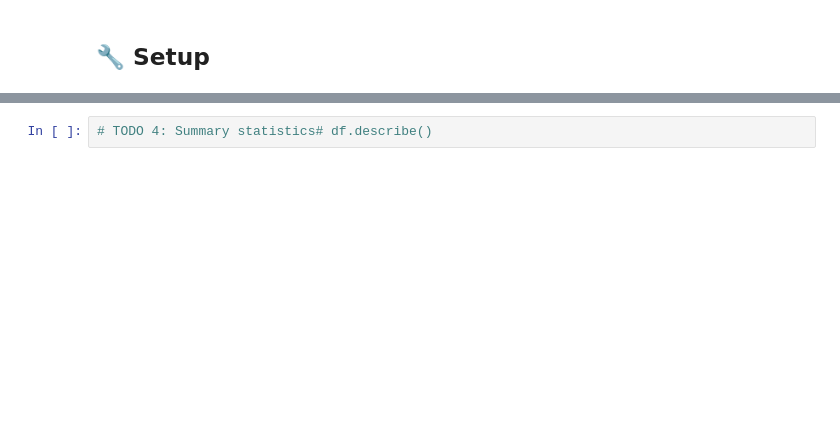
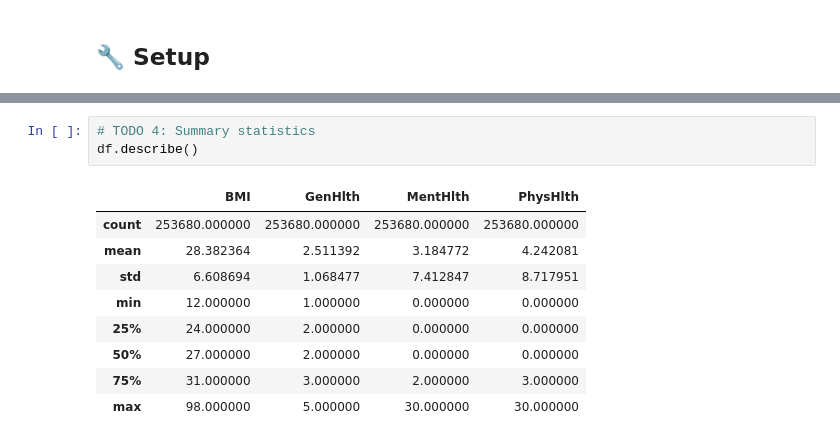
Before and after one commit to Tuminha/PyTorch-Capstone-Project, a Jupyter notebook: projects/01_diabetes_tabular/notebooks/02_load_and_inspect.ipynb, the cells around one changed output, grey strips where cells are left out. Drawn from its saved outputs; the diff is of its cells as text; blank space fills up the shorter version.

```diff
--- a/projects/01_diabetes_tabular/notebooks/02_load_and_inspect.ipynb
+++ b/projects/01_diabetes_tabular/notebooks/02_load_and_inspect.ipynb
@@ -21,3 +109,14 @@
 # %%
-# TODO 4: Summary statistics# df.describe()
+# TODO 4: Summary statistics
+df.describe()
+# %% [output]
+|  | BMI | GenHlth | MentHlth | PhysHlth |
+| count | 253680.000000 | 253680.000000 | 253680.000000 | 253680.000000 |
+| mean | 28.382364 | 2.511392 | 3.184772 | 4.242081 |
+| std | 6.608694 | 1.068477 | 7.412847 | 8.717951 |
+| min | 12.000000 | 1.000000 | 0.000000 | 0.000000 |
+| 25% | 24.000000 | 2.000000 | 0.000000 | 0.000000 |
+| 50% | 27.000000 | 2.000000 | 0.000000 | 0.000000 |
+| 75% | 31.000000 | 3.000000 | 2.000000 | 3.000000 |
+| max | 98.000000 | 5.000000 | 30.000000 | 30.000000 |
 # %% [markdown]
```
Also changed, not shown: parts of 9 cells of this notebook, 1 other file.
